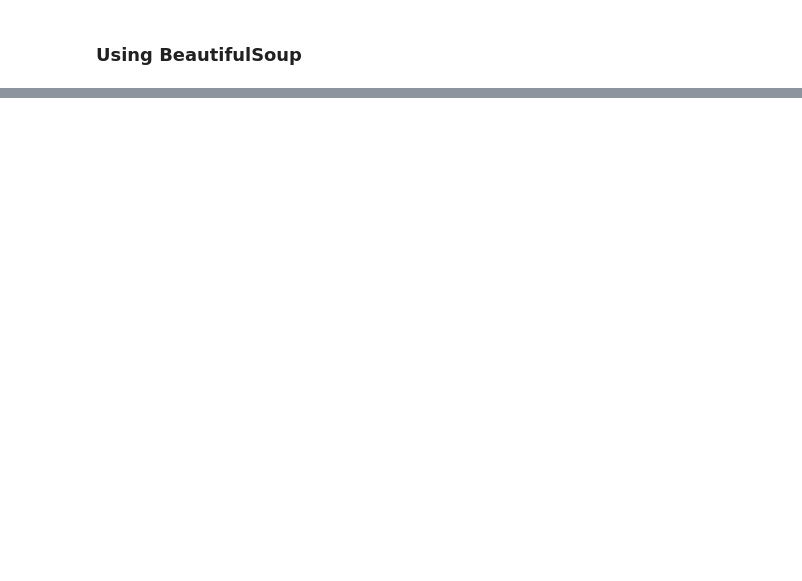
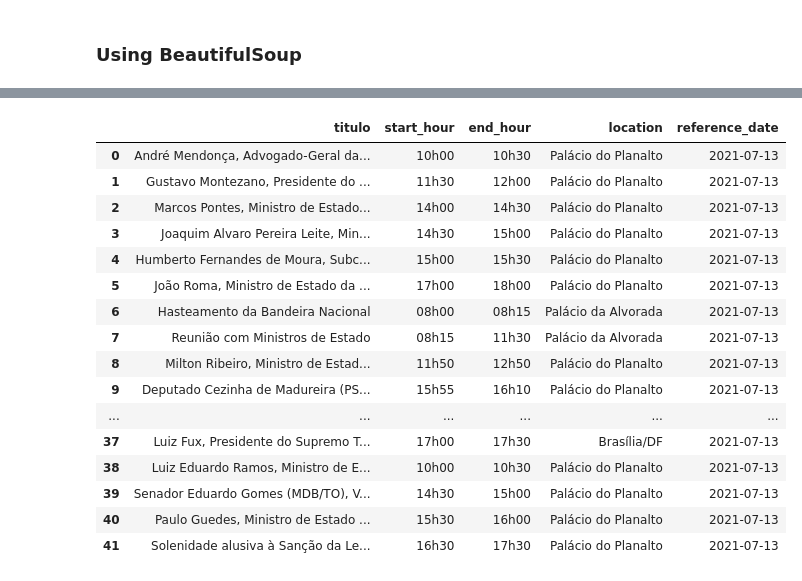
Before and after one commit to Andresigora/agenda-oficial-presidencia, a Jupyter notebook: scraper.ipynb, the cells around one changed output, grey strips where cells are left out. Drawn from its saved outputs; the diff is of its cells as text; code cells hidden in the pictures; blank space fills up the shorter version.

```diff
--- a/scraper.ipynb
+++ b/scraper.ipynb
@@ -36,0 +45,13 @@ soup = BeautifulSoup()
+# %%
+compromisso_lista = []
+for comp in compromissos_tags:
+    compromisso = {}
+    compromisso['titulo'] = comp.find('h4', class_='compromisso-titulo').text
+    compromisso['start_hour'] = comp.find('time', class_='compromisso-inicio').text
+    compromisso['end_hour'] = comp.find('time', class_='compromisso-fim').text
+    compromisso['location'] = comp.find('div', class_='compromisso-local').text
+    compromisso['reference_date'] = start_date
+    compromisso_lista.append(compromisso)
+
+
+compromisso_lista
@@ -36,0 +88,49 @@ soup = BeautifulSoup()
+# %%
+start = datetime.datetime.strptime("2021-07-05", "%Y-%m-%d")
+end = datetime.datetime.strptime("2021-07-13", "%Y-%m-%d")
+date_generated = [start + datetime.timedelta(days=x) for x in range(0, (end-start).days + 1)]
+date_range = [datetime.datetime.strftime(i, "%Y-%m-%d") for i in date_generated]
+# %%
+compromissos_lifetime = []
+for d in date_range:
+    try:
+        url = 'https://www.gov.br/planalto/pt-br/acompanhe-o-planalto/agenda-do-presidente-da-republica/{sd}'.format(sd=d)
+        response = requests.get(url)
+        soup = BeautifulSoup(response.content)
+        compromissos_tags = soup.findAll('li', class_='item-compromisso-wrapper')
+        compromisso_lista = []
+        for comp in compromissos_tags:
+            try:
+                compromisso = {}
+                compromisso['titulo'] = comp.find('h4', class_='compromisso-titulo').text
+                compromisso['start_hour'] = comp.find('time', class_='compromisso-inicio').text
+                compromisso['end_hour'] = comp.find('time', class_='compromisso-fim').text
+                compromisso['location'] = comp.find('div', class_='compromisso-local').text
+                compromisso['reference_date'] = d
+                compromisso_lista.append(compromisso)
+            except:
+                pass
+        compromissos_lifetime.extend(compromisso_lista)
+    except:
+        pass
+# %%
+df = pd.DataFrame(compromissos_lifetime)
+df
+# %% [output]
+|  | titulo | start_hour | end_hour | location | reference_date |
+| 0 | André Mendonça, Advogado-Geral da... | 10h00 | 10h30 | Palácio do Planalto | 2021-07-13 |
+| 1 | Gustavo Montezano, Presidente do ... | 11h30 | 12h00 | Palácio do Planalto | 2021-07-13 |
+| 2 | Marcos Pontes, Ministro de Estado... | 14h00 | 14h30 | Palácio do Planalto | 2021-07-13 |
+| 3 | Joaquim Alvaro Pereira Leite, Min... | 14h30 | 15h00 | Palácio do Planalto | 2021-07-13 |
+| 4 | Humberto Fernandes de Moura, Subc... | 15h00 | 15h30 | Palácio do Planalto | 2021-07-13 |
+| 5 | João Roma, Ministro de Estado da ... | 17h00 | 18h00 | Palácio do Planalto | 2021-07-13 |
+| 6 | Hasteamento da Bandeira Nacional | 08h00 | 08h15 | Palácio da Alvorada | 2021-07-13 |
+| 7 | Reunião com Ministros de Estado | 08h15 | 11h30 | Palácio da Alvorada | 2021-07-13 |
+| 8 | Milton Ribeiro, Ministro de Estad... | 11h50 | 12h50 | Palácio do Planalto | 2021-07-13 |
+| 9 | Deputado Cezinha de Madureira (PS... | 15h55 | 16h10 | Palácio do Planalto | 2021-07-13 |
+| ... | ... | ... | ... | ... | ... |
+| 37 | Luiz Fux, Presidente do Supremo T... | 17h00 | 17h30 | Brasília/DF | 2021-07-13 |
+| 38 | Luiz Eduardo Ramos, Ministro de E... | 10h00 | 10h30 | Palácio do Planalto | 2021-07-13 |
+| 39 | Senador Eduardo Gomes (MDB/TO), V... | 14h30 | 15h00 | Palácio do Planalto | 2021-07-13 |
+| 40 | Paulo Guedes, Ministro de Estado ... | 15h30 | 16h00 | Palácio do Planalto | 2021-07-13 |
+| 41 | Solenidade alusiva à Sanção da Le... | 16h30 | 17h30 | Palácio do Planalto | 2021-07-13 |
```
Also changed, not shown: parts of 8 cells of this notebook.
